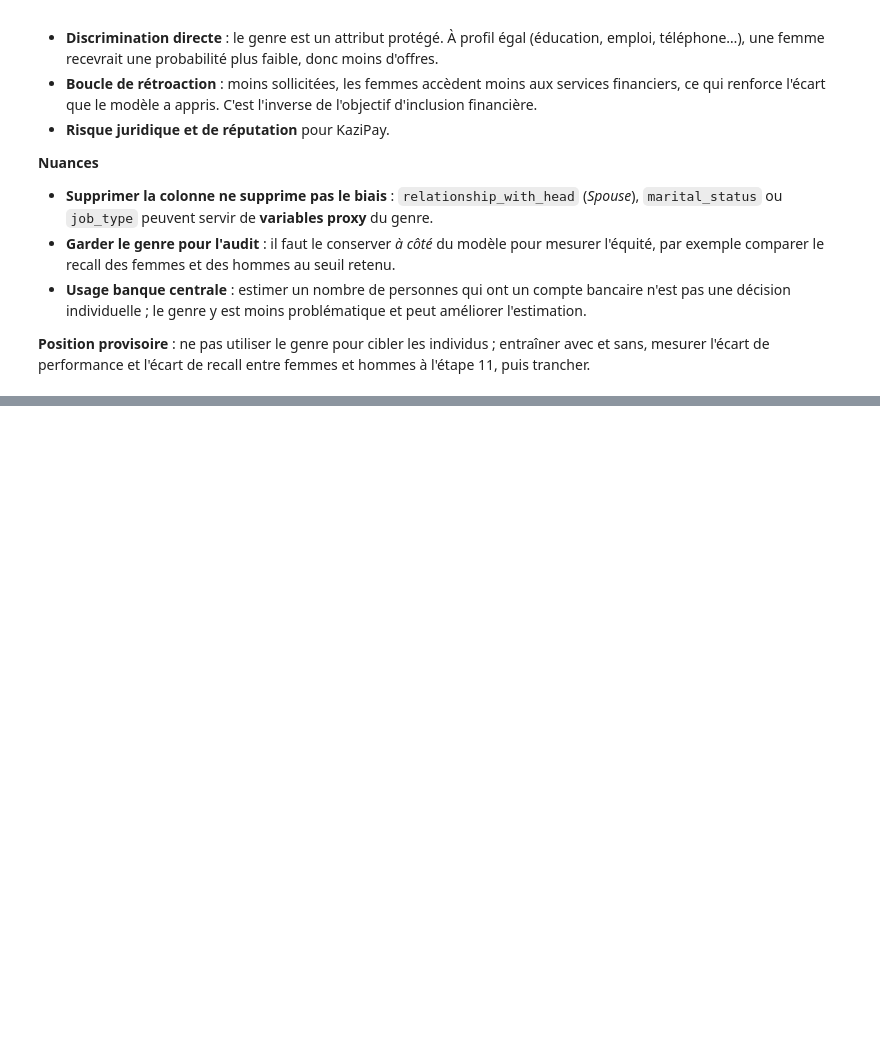
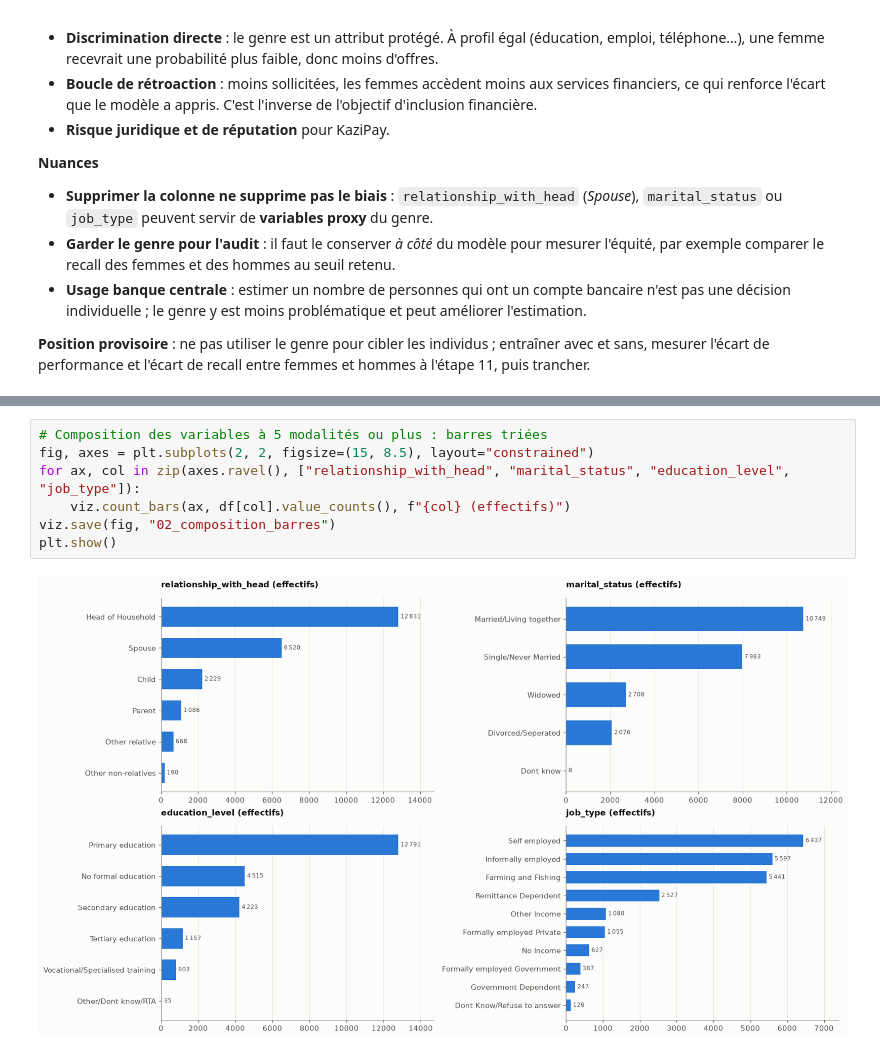
Before and after one commit to kmache/financial-inclusion-africa, a Jupyter notebook: notebooks/01_exploration.ipynb, the cells around one changed output, grey strips where cells are left out. Saved outputs shown, nothing was run; the diff lists cells and outputs as text; blank space fills up the shorter version.

```diff
--- a/notebooks/01_exploration.ipynb
+++ b/notebooks/01_exploration.ipynb
@@ -249,0 +354,9 @@ pd.crosstab(
+# %%
+# Composition des variables à 5 modalités ou plus : barres triées
+fig, axes = plt.subplots(2, 2, figsize=(15, 8.5), layout="constrained")
+for ax, col in zip(axes.ravel(), ["relationship_with_head", "marital_status", "education_level", "job_type"]):
+    viz.count_bars(ax, df[col].value_counts(), f"{col} (effectifs)")
+viz.save(fig, "02_composition_barres")
+plt.show()
+# %% [output]
+[figure, added]
```
Also changed, not shown: parts of 44 cells of this notebook, 16 other files.
